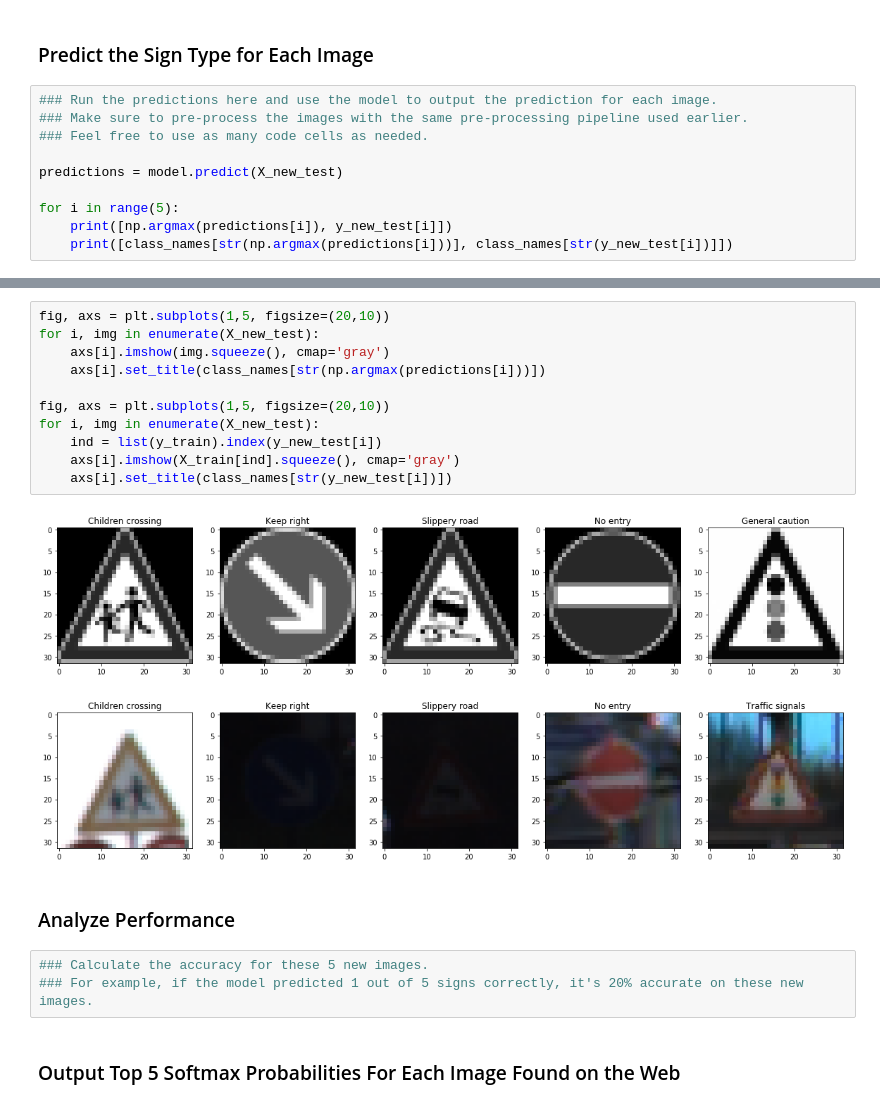
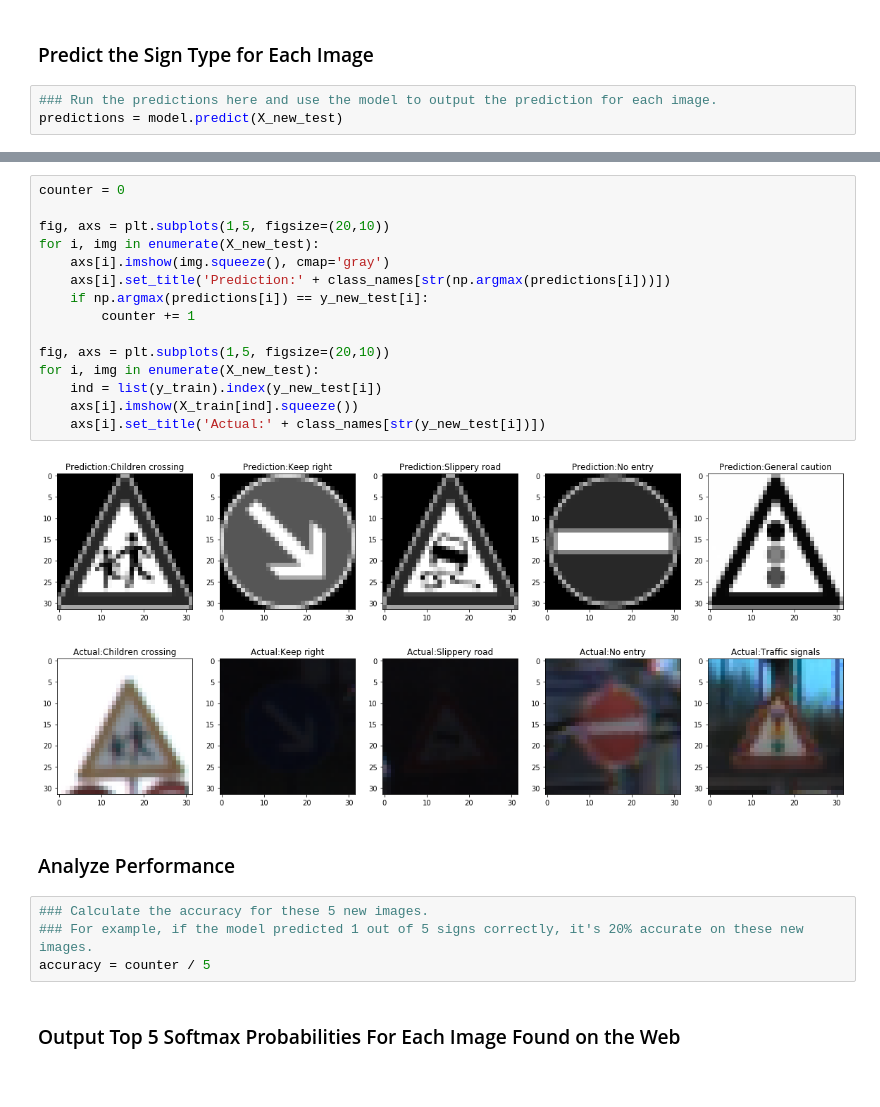
Before and after one commit to kamiarkordari/CarND-Traffic-Sign-Classifier, a Jupyter notebook: Traffic_Sign_Classifier.ipynb, the cells around one changed output, grey strips where cells are left out. Cells and saved outputs as stored; diff of their text form.

Commit message:
feats: calculate the accuracy for the new 5 new images

```diff
--- a/Traffic_Sign_Classifier.ipynb
+++ b/Traffic_Sign_Classifier.ipynb
@@ -371,11 +367,4 @@ X_new_test = XX_new_test
 ### Predict the Sign Type for Each Image
 # %%
 ### Run the predictions here and use the model to output the prediction for each image.
-### Make sure to pre-process the images with the same pre-processing pipeline used earlier.
-### Feel free to use as many code cells as needed.
-
 predictions = model.predict(X_new_test)
-
-for i in range(5):
-    print([np.argmax(predictions[i]), y_new_test[i]])
-    print([class_names[str(np.argmax(predictions[i]))], class_names[str(y_new_test[i])]])
@@ -393,22 +371,27 @@ for i in range(5):
 # %%
+counter = 0
+
 fig, axs = plt.subplots(1,5, figsize=(20,10))
 for i, img in enumerate(X_new_test):
     axs[i].imshow(img.squeeze(), cmap='gray')
-    axs[i].set_title(class_names[str(np.argmax(predictions[i]))])
+    axs[i].set_title('Prediction:' + class_names[str(np.argmax(predictions[i]))])
+    if np.argmax(predictions[i]) == y_new_test[i]:
+        counter += 1
 
 fig, axs = plt.subplots(1,5, figsize=(20,10))
 for i, img in enumerate(X_new_test):
     ind = list(y_train).index(y_new_test[i])
-    axs[i].imshow(X_train[ind].squeeze(), cmap='gray')
-    axs[i].set_title(class_names[str(y_new_test[i])])
+    axs[i].imshow(X_train[ind].squeeze())
+    axs[i].set_title('Actual:' + class_names[str(y_new_test[i])])
 # %% [output]
-[figure, old version]
+[figure, new version]
-[figure, old version]
+[figure, new version]
 # %% [markdown]
 ### Analyze Performance
 # %%
 ### Calculate the accuracy for these 5 new images.
 ### For example, if the model predicted 1 out of 5 signs correctly, it's 20% accurate on these new images.
+accuracy = counter / 5
 # %% [markdown]
 ### Output Top 5 Softmax Probabilities For Each Image Found on the Web
 # %% [markdown]
```
Also changed, not shown: parts of 2 cells of this notebook.
